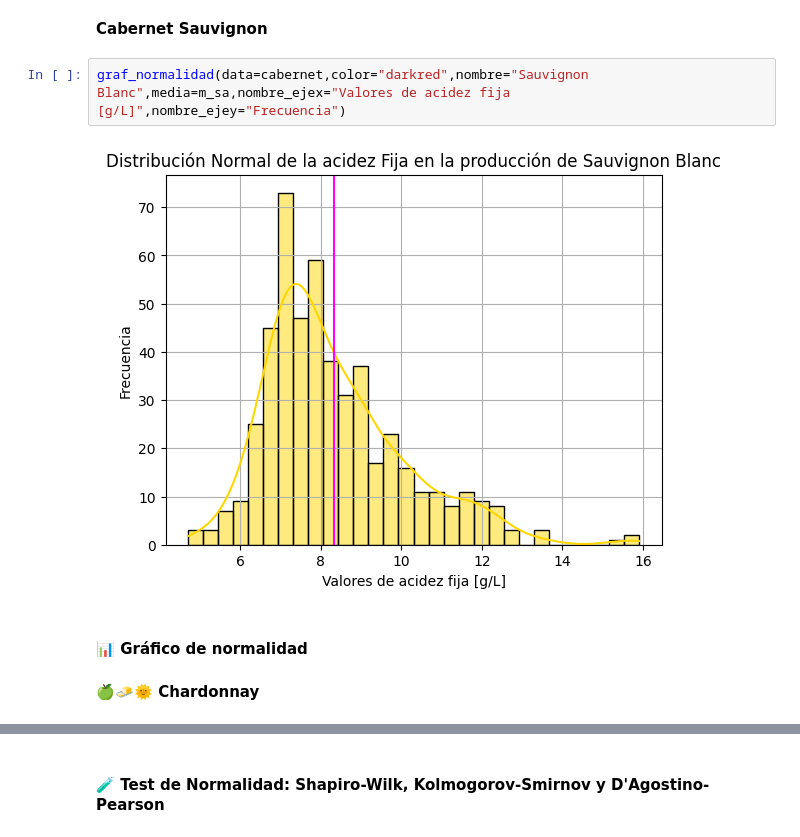
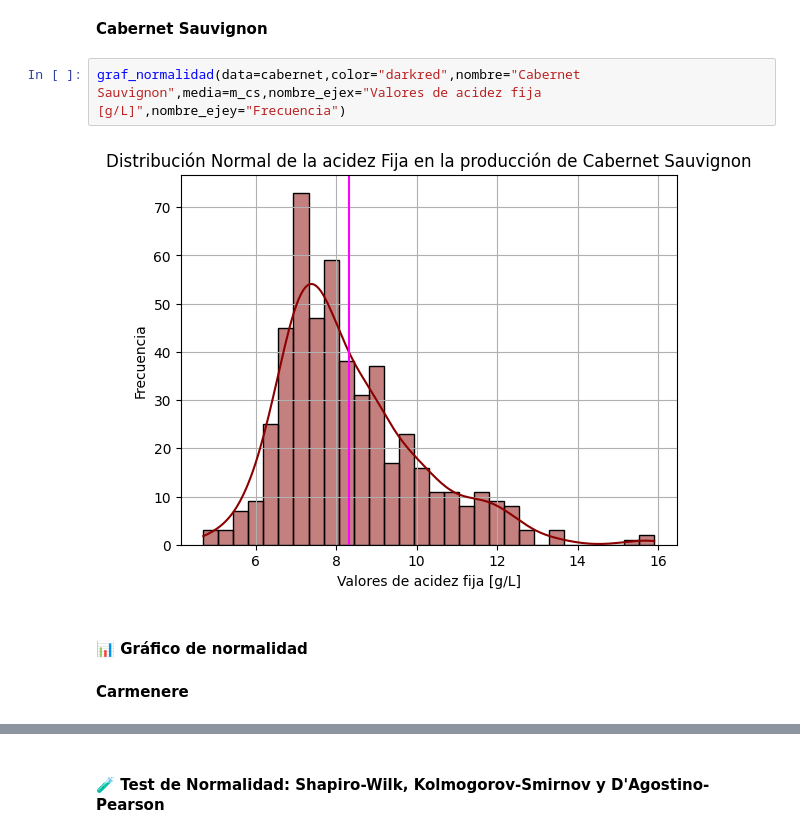
Before and after one commit to diadasiachilensis/data-science, a Jupyter notebook: ejercicios/9.vino-tinto/analisis.ipynb, the cells around one changed output, grey strips where cells are left out. Saved outputs shown, nothing was run; the diff lists cells and outputs as text.

```diff
--- a/ejercicios/9.vino-tinto/analisis.ipynb
+++ b/ejercicios/9.vino-tinto/analisis.ipynb
@@ -158,11 +158,11 @@ def graf_normalidad(data,color,nombre,media,nombre_ejex,nombre_ejey):
 # %% [markdown]
 **Cabernet Sauvignon**
 # %%
-graf_normalidad(data=cabernet,color="darkred",nombre="Sauvignon Blanc",media=m_sa,nombre_ejex="Valores de acidez fija [g/L]",nombre_ejey="Frecuencia")
+graf_normalidad(data=cabernet,color="darkred",nombre="Cabernet Sauvignon",media=m_cs,nombre_ejex="Valores de acidez fija [g/L]",nombre_ejey="Frecuencia")
 # %% [output]
-[figure, old version]
+[figure, new version]
 # %% [markdown]
 #### **📊 Gráfico de normalidad**
 # %% [markdown]
-**🍏🧈🌞 Chardonnay**
+**Carmenere**
 # %%
```
Also changed, not shown: parts of 29 cells of this notebook, 1 other file.
